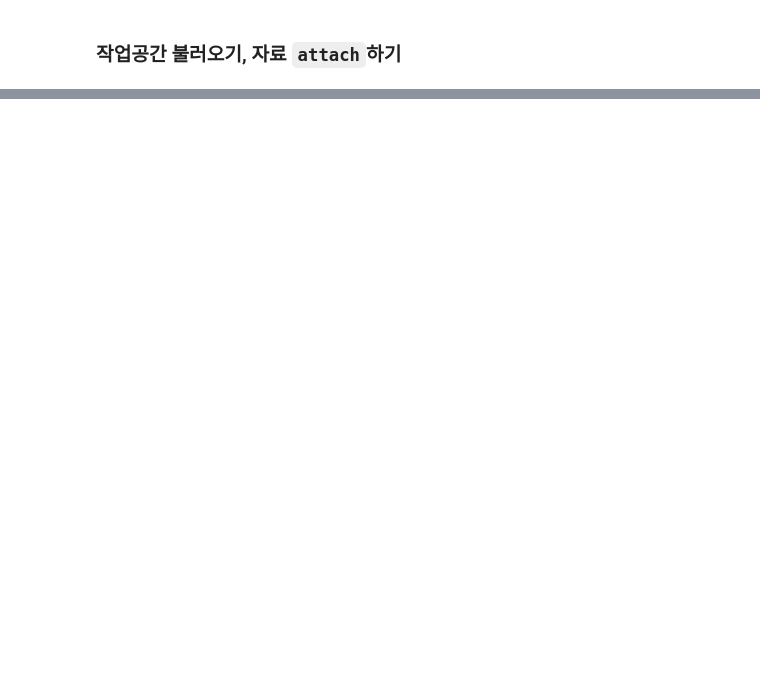
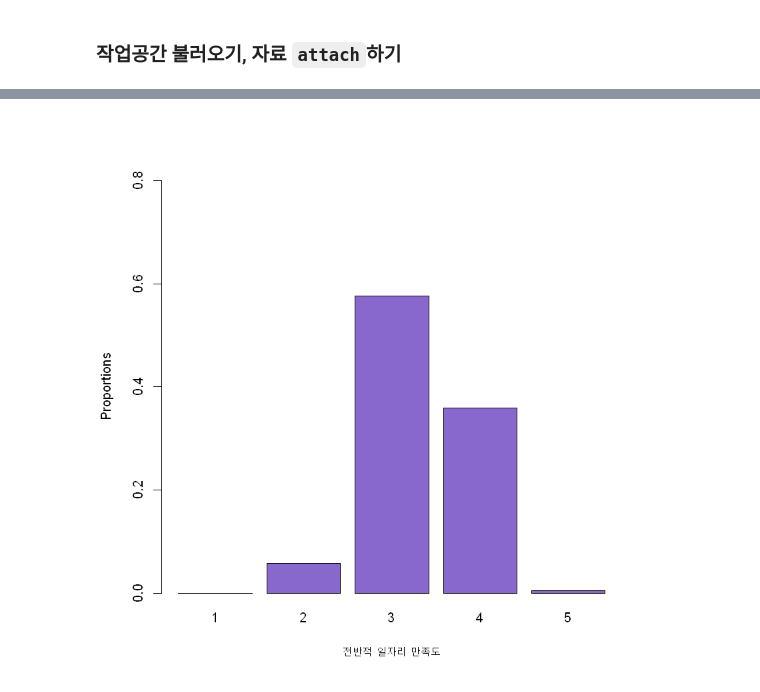
Before and after one commit to euneestella/khu_sda_project, a Jupyter notebook: data_analysis.ipynb, the cells around one changed output, grey strips where cells are left out. Cells and saved outputs as stored; diff of their text form; code cells hidden in the pictures; blank space fills up the shorter version.

```diff
--- a/data_analysis.ipynb
+++ b/data_analysis.ipynb
@@ -432,0 +50,5 @@ anova(fit1, fit2)
+# %%
+barplot(prop.table(table(wspacesat)), ylim=c(0, 0.8), col="mediumpurple3",
+        xlab="전반적 일자리 만족도", ylab="Proportions")
+# %% [output]
+[figure, added]
```
Also changed, not shown: parts of 58 cells of this notebook, 2 other files.
